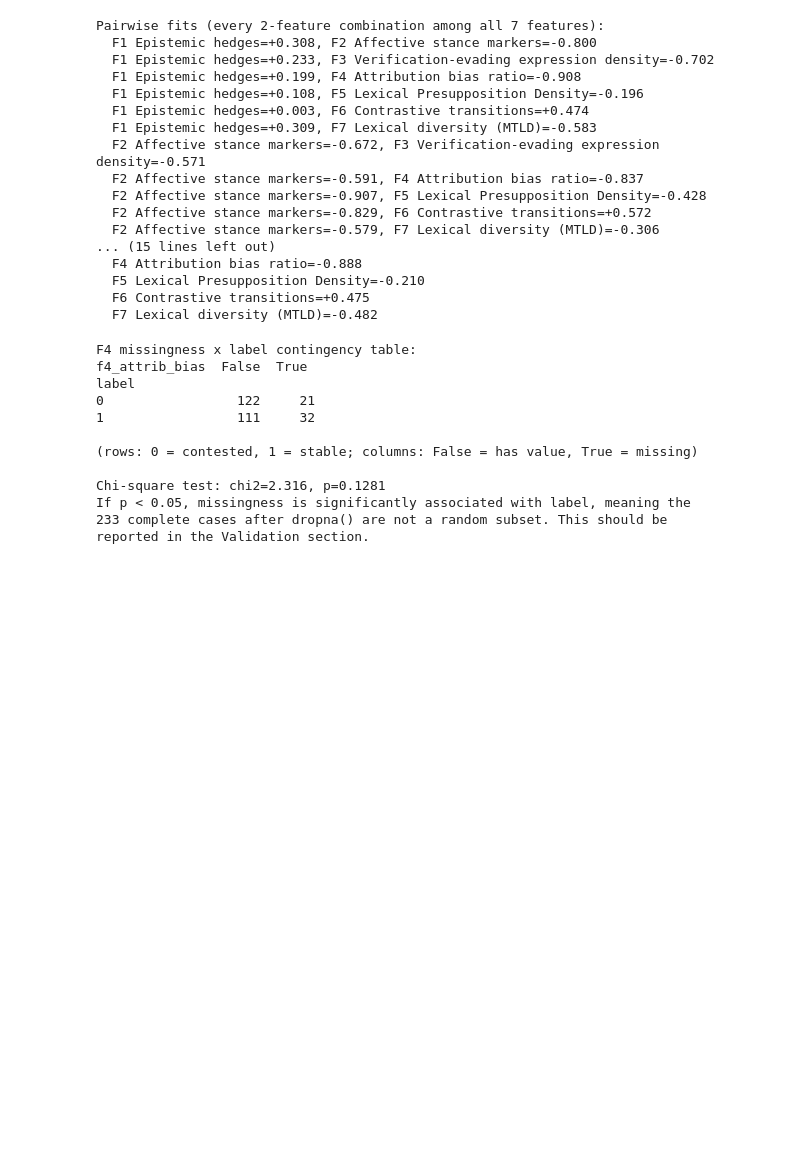
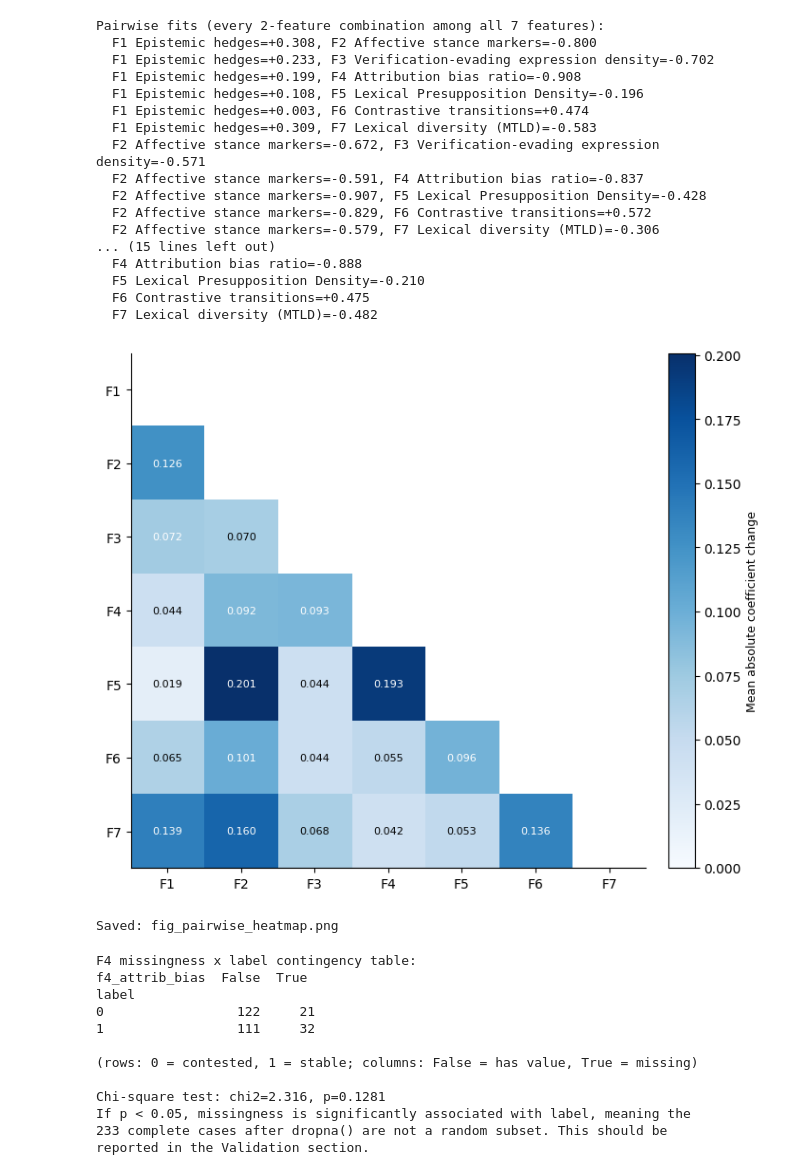
Before and after one commit to maoyuqing50-code/Wiki-Linguistic-Analysis, a Jupyter notebook: wikipedia_analysis_v5_EN.ipynb, the cells around one changed output. Cells and saved outputs as stored; diff of their text form; code cells hidden in the pictures; blank space fills up the shorter version.

```diff
--- a/wikipedia_analysis_v5_EN.ipynb
+++ b/wikipedia_analysis_v5_EN.ipynb
@@ -1150,6 +1109,78 @@ Pairwise fits (every 2-feature combination among all 7 features):
   F5 Lexical Presupposition Density=-0.210
   F6 Contrastive transitions=+0.475
   F7 Lexical diversity (MTLD)=-0.482
+# %%
+# ── Figure: Pairwise feature interaction heatmap ─────────────────────────────
+# Visualizes how much each feature's coefficient changes when paired with
+# every other feature, relative to its solo-fit coefficient.
+# Requires: LING_FEATURES, LABELS, df, label column already in session.
+
+import numpy as np
+import pandas as pd
+import matplotlib.pyplot as plt
+from sklearn.preprocessing import StandardScaler
+from sklearn.linear_model import LogisticRegression
+from itertools import combinations
+
+d = df[LING_FEATURES + ['label']].dropna()
+y = d['label'].values
+
+# Solo-fit coefficients (each feature alone)
+solo_coef = {}
+for f in LING_FEATURES:
+    X_solo = StandardScaler().fit_transform(d[[f]].values)
+    lr = LogisticRegression(class_weight='balanced', max_iter=1000, random_state=42)
+    lr.fit(X_solo, y)
+    solo_coef[f] = lr.coef_[0][0]
+
+# Pairwise-fit coefficients (all 21 combinations)
+change_matrix = pd.DataFrame(np.nan, index=LING_FEATURES, columns=LING_FEATURES)
+
+for f1, f2 in combinations(LING_FEATURES, 2):
+    X_pair = StandardScaler().fit_transform(d[[f1, f2]].values)
+    lr = LogisticRegression(class_weight='balanced', max_iter=1000, random_state=42)
+    lr.fit(X_pair, y)
+    c1, c2 = lr.coef_[0]
+    delta1 = abs(abs(c1) - abs(solo_coef[f1]))
+    delta2 = abs(abs(c2) - abs(solo_coef[f2]))
+    change_matrix.loc[f1, f2] = delta1
+    change_matrix.loc[f2, f1] = delta2
+
+sym_matrix = (change_matrix + change_matrix.T) / 2
+
+short_labels = [LABELS[f].split()[0] for f in LING_FEATURES]
+
+fig, ax = plt.subplots(figsize=(7, 6))
+mask = np.triu(np.ones_like(sym_matrix, dtype=bool))
+data_masked = np.ma.masked_where(mask, sym_matrix.values)
+
+im = ax.imshow(data_masked, cmap='Blues', vmin=0)
+ax.set_xticks(range(len(LING_FEATURES)))
+ax.set_yticks(range(len(LING_FEATURES)))
+ax.set_xticklabels(short_labels, fontsize=10)
+ax.set_yticklabels(short_labels, fontsize=10)
+
+vmax = sym_matrix.values[~np.isnan(sym_matrix.values)].max()
+threshold = vmax * 0.35  # lower threshold so more dark cells get white text
+
+for i in range(len(LING_FEATURES)):
+    for j in range(len(LING_FEATURES)):
+        if i > j:
+            val = sym_matrix.values[i, j]
+            ax.text(j, i, f'{val:.3f}', ha='center', va='center',
+                     fontsize=8, color='white' if val > threshold else 'black')
+
+# ax.set_title('Coefficient change when paired with another feature\n(absolute change vs. solo-fit coefficient)',
+#               fontsize=11, fontweight='bold', pad=12)
+cbar = plt.colorbar(im, ax=ax, fraction=0.046, pad=0.04)
+cbar.set_label('Mean absolute coefficient change', fontsize=9)
+plt.tight_layout()
+plt.savefig('fig_pairwise_heatmap.png', dpi=200, bbox_inches='tight', facecolor='white')
+plt.show()
+print('Saved: fig_pairwise_heatmap.png')
+# %% [output]
+[figure, added]
+Saved: fig_pairwise_heatmap.png
 # %%
 # ── Diagnostic 2: is F4's missingness pattern related to label? ──
 # F4 is the only one of the 7 features with missing values, so this check remains specific to F4.
```
Also changed, not shown: parts of 7 cells of this notebook.
